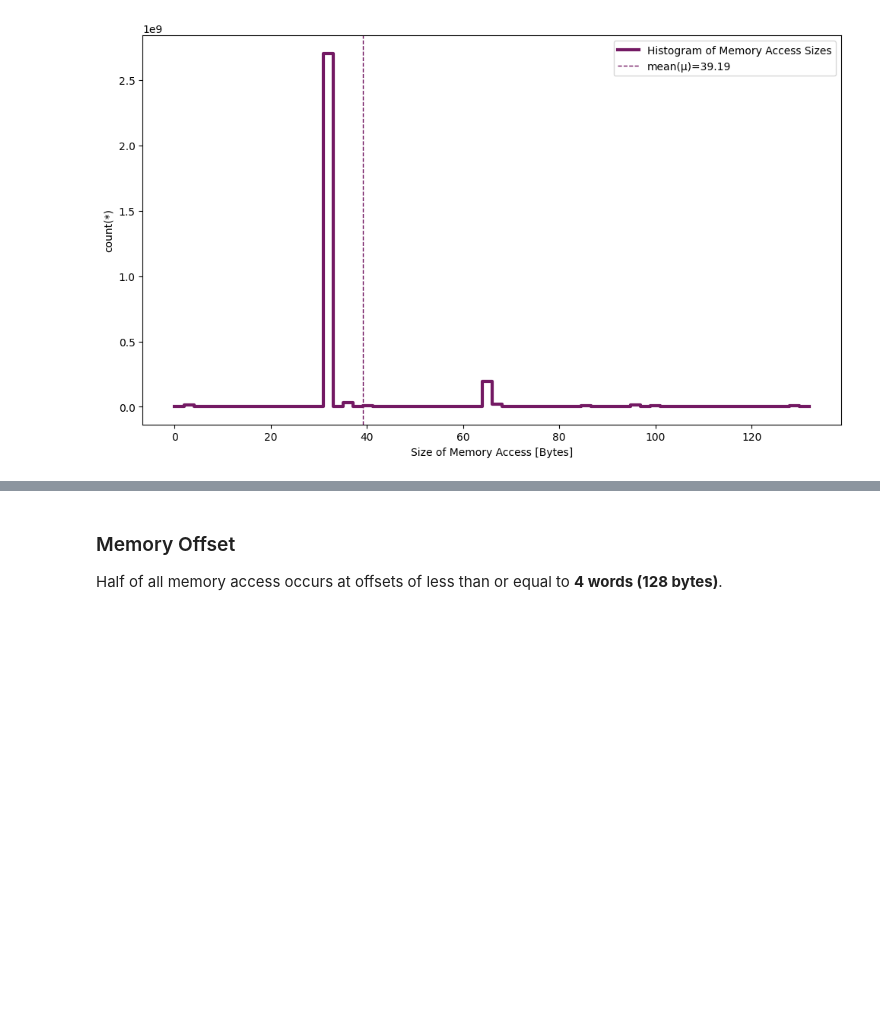
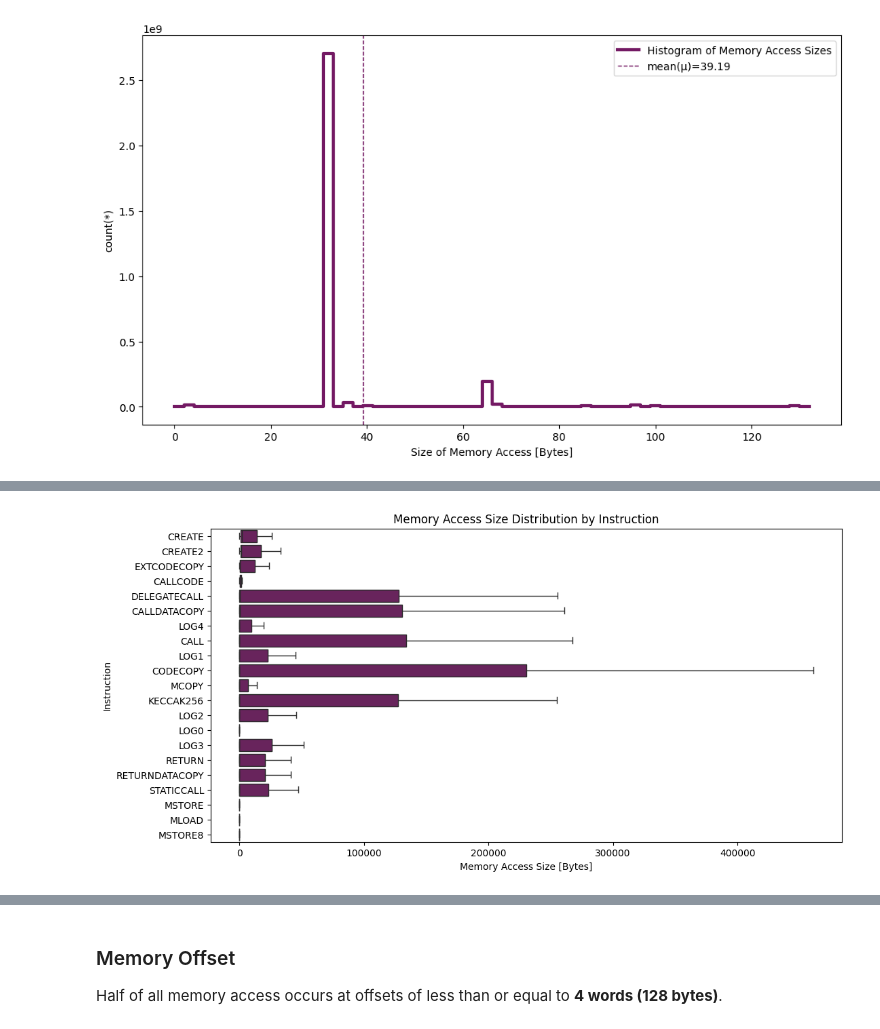
Before and after one commit to raxhvl/evm-memory-analysis, a Jupyter notebook: evm-memory-analysis.ipynb, the cells around one changed output, grey strips where cells are left out. Cells and saved outputs as stored; diff of their text form; code cells hidden in the pictures; blank space fills up the shorter version.

```diff
--- a/evm-memory-analysis.ipynb
+++ b/evm-memory-analysis.ipynb
@@ -110,0 +112,14 @@ df.groupby("opcode", agg={"memory_access_size": ["mean","max", "min"]}).sort(["m
+# %%
+melted_opcode_range = opcode_range.melt(id_vars='opcode',
+                    value_vars=['memory_access_size_mean', 'memory_access_size_max', 'memory_access_size_min'],
+                    var_name='memory_access_type',
+                    value_name='size')
+
+plt.figure(figsize=(12, 6))
+sns.boxplot(data=melted_opcode_range, x='size', y='opcode', color=PRIMARY_COLOR)
+plt.title('Memory Access Size Distribution by Instruction')
+plt.xlabel('Memory Access Size [Bytes]')
+plt.ylabel('Instruction')
+plt.show()
+# %% [output]
+[figure, added]
```
Also changed, not shown: parts of 10 cells of this notebook.
